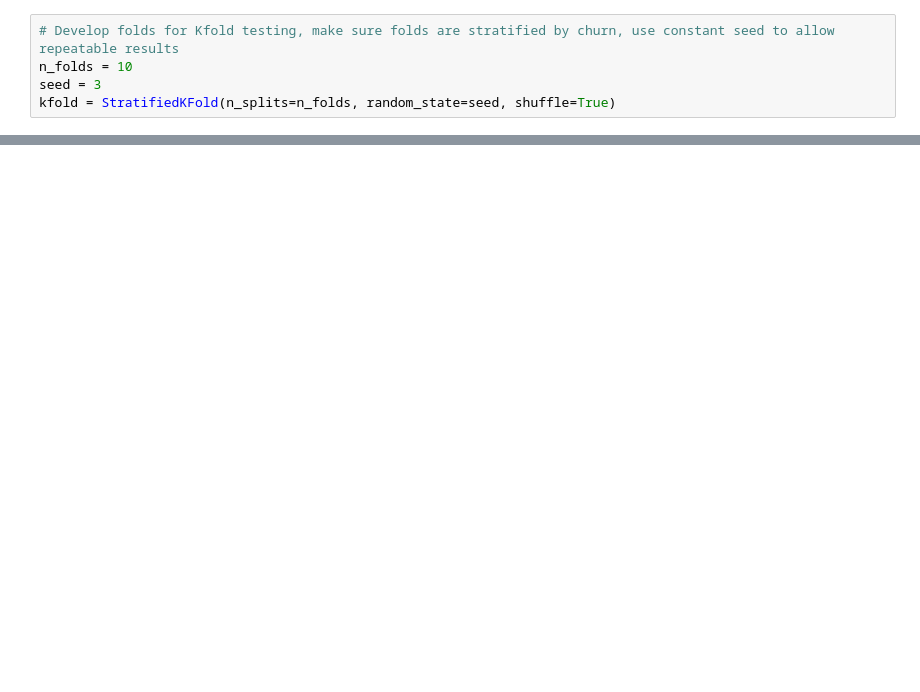
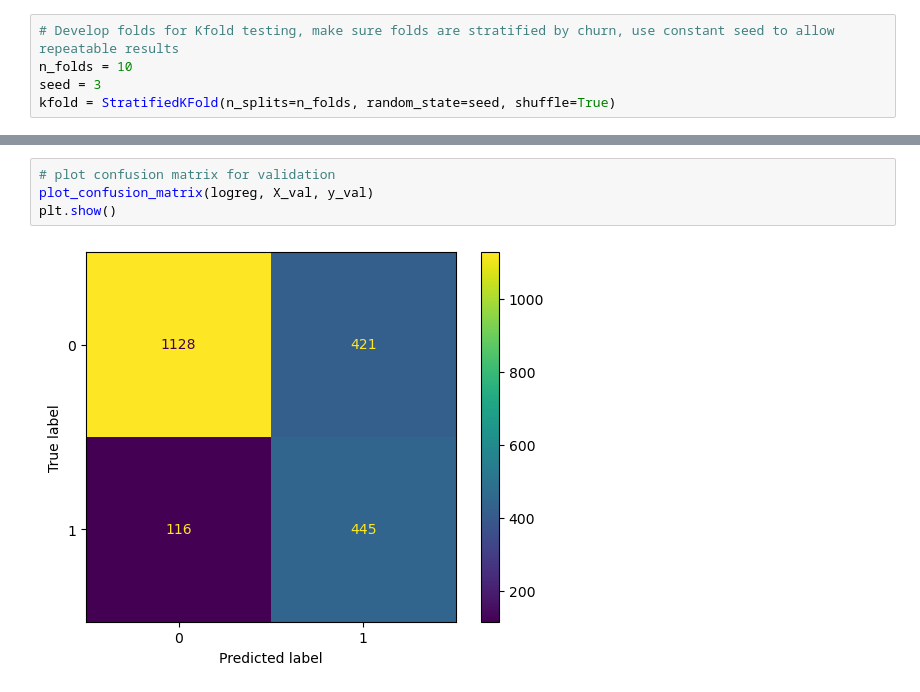
Before and after one commit to AshjWright88/Churn-Model, a Jupyter notebook: 03 Models/AW_Model.ipynb, the cells around one changed output, grey strips where cells are left out. Drawn from its saved outputs; the diff is of its cells as text; blank space fills up the shorter version.

```diff
--- a/03 Models/AW_Model.ipynb
+++ b/03 Models/AW_Model.ipynb
@@ -309,0 +302,6 @@ plt.show()
+# %%
+# plot confusion matrix for validation
+plot_confusion_matrix(logreg, X_val, y_val)
+plt.show()
+# %% [output]
+[figure, added]
```
Also changed, not shown: parts of 34 cells of this notebook, 1 other file.
